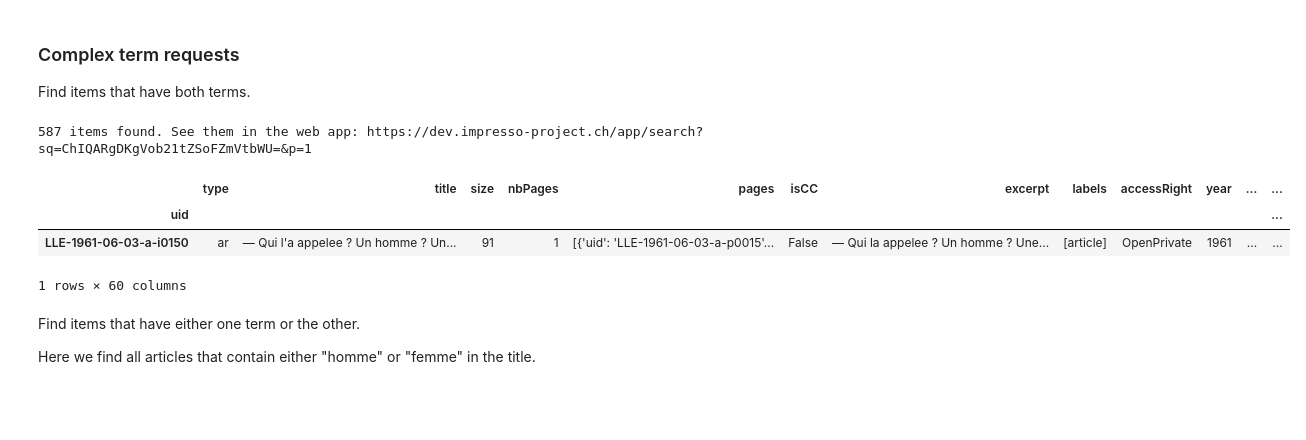
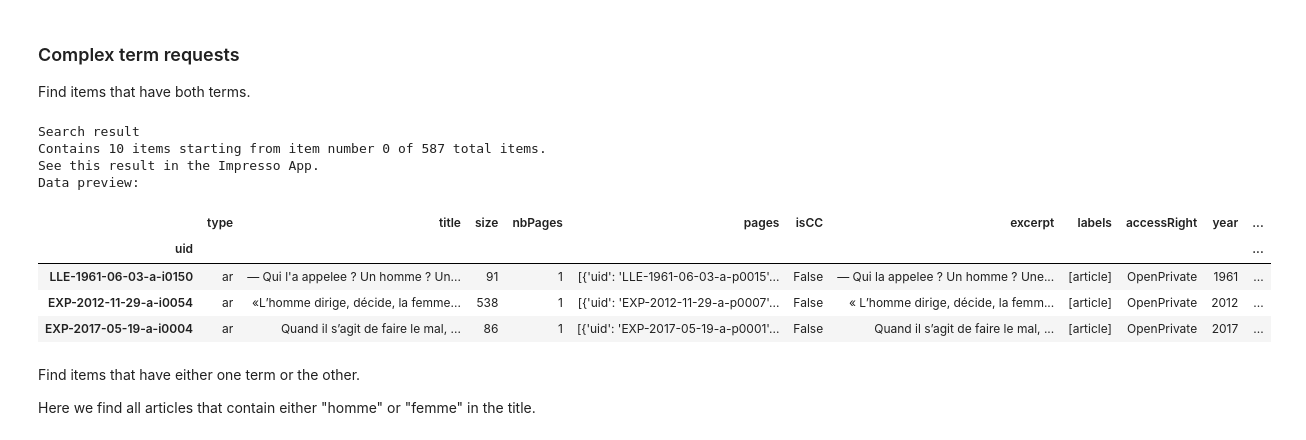
Before and after one commit to impresso/impresso-py, a Jupyter notebook: examples/notebooks/search.ipynb, the cells around one changed output. Saved outputs shown, nothing was run; the diff lists cells and outputs as text; code cells hidden in the pictures; blank space fills up the shorter version.

Commit message:
added notebook friendly result container representation

```diff
--- a/examples/notebooks/search.ipynb
+++ b/examples/notebooks/search.ipynb
@@ -56,15 +61,17 @@ Find items that have both terms.
 # %%
 from impresso import AND
 
-result = impresso.search.find(title=AND("homme", "femme"))
-print(f"{result.total} items found. See them in the web app: {result.url}")
-result.df.head(1)
+impresso.search.find(title=AND("homme", "femme"))
 # %% [output]
-587 items found. See them in the web app: https://dev.impresso-project.ch/app/search?sq=ChIQARgDKgVob21tZSoFZmVtbWU=&p=1
+Search result
+Contains 10 items starting from item number 0 of 587 total items.
+See this result in the Impresso App.
+Data preview:
-|  | type | title | size | nbPages | pages | isCC | excerpt | labels | accessRight | year | ... | ... |
-| uid |  |  |  |  |  |  |  |  |  |  |  | ... |
-| LLE-1961-06-03-a-i0150 | ar | — Qui l'a appelee ? Un homme ? Un... | 91 | 1 | [{'uid': 'LLE-1961-06-03-a-p0015'... | False | — Qui la appelee ? Un homme ? Une... | [article] | OpenPrivate | 1961 | ... | ... |
+|  | type | title | size | nbPages | pages | isCC | excerpt | labels | accessRight | year | ... |
+| uid |  |  |  |  |  |  |  |  |  |  | ... |
+| LLE-1961-06-03-a-i0150 | ar | — Qui l'a appelee ? Un homme ? Un... | 91 | 1 | [{'uid': 'LLE-1961-06-03-a-p0015'... | False | — Qui la appelee ? Un homme ? Une... | [article] | OpenPrivate | 1961 | ... |
+| EXP-2012-11-29-a-i0054 | ar | «L’homme dirige, décide, la femme... | 538 | 1 | [{'uid': 'EXP-2012-11-29-a-p0007'... | False | « L’homme dirige, décide, la femm... | [article] | OpenPrivate | 2012 | ... |
+| EXP-2017-05-19-a-i0004 | ar | Quand il s’agit de faire le mal, ... | 86 | 1 | [{'uid': 'EXP-2017-05-19-a-p0001'... | False | Quand il s’agit de faire le mal, ... | [article] | OpenPrivate | 2017 | ... |
-1 rows × 60 columns
 # %% [markdown]
 Find items that have either one term or the other.
 
```
Also changed, not shown: parts of 64 cells of this notebook, 3 other files.
